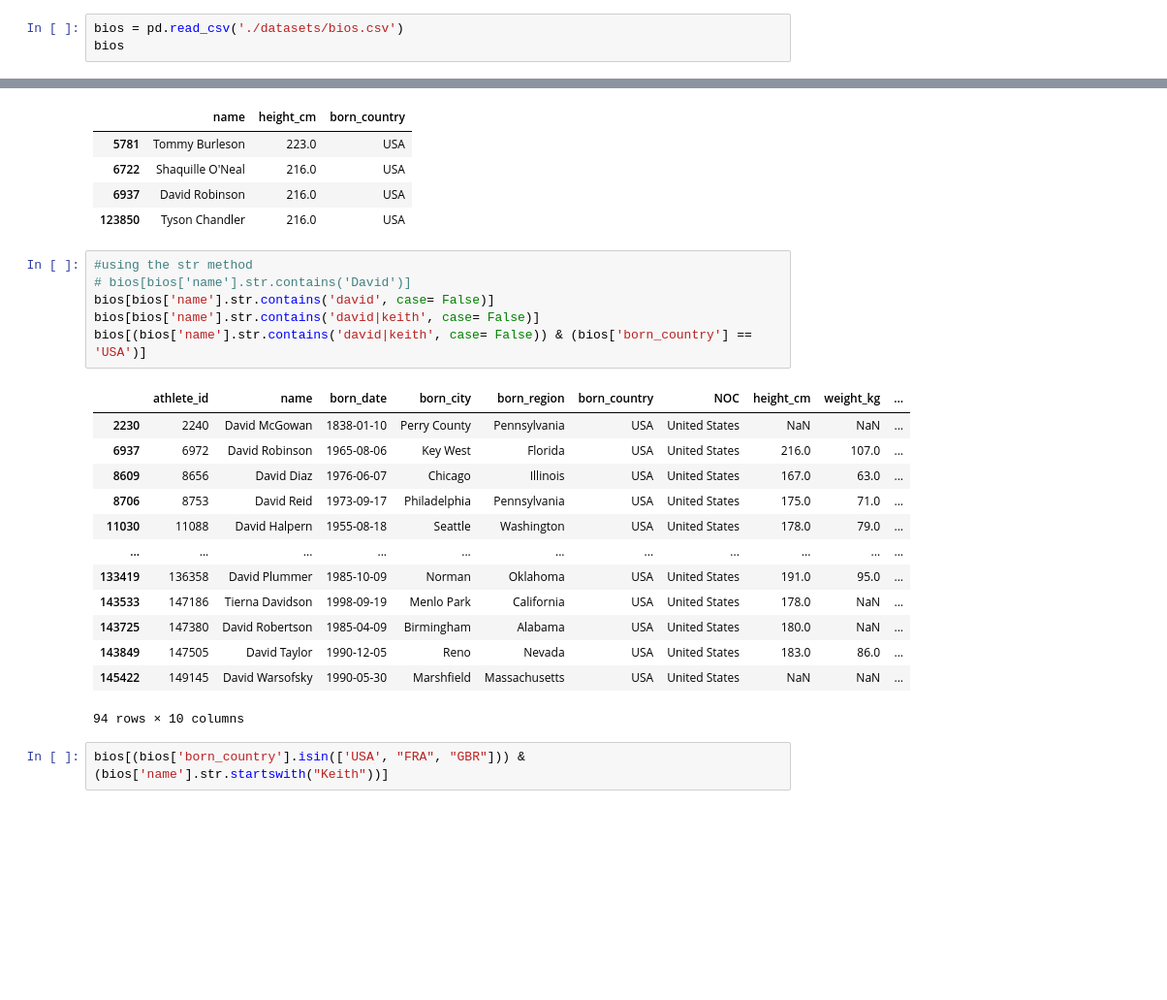
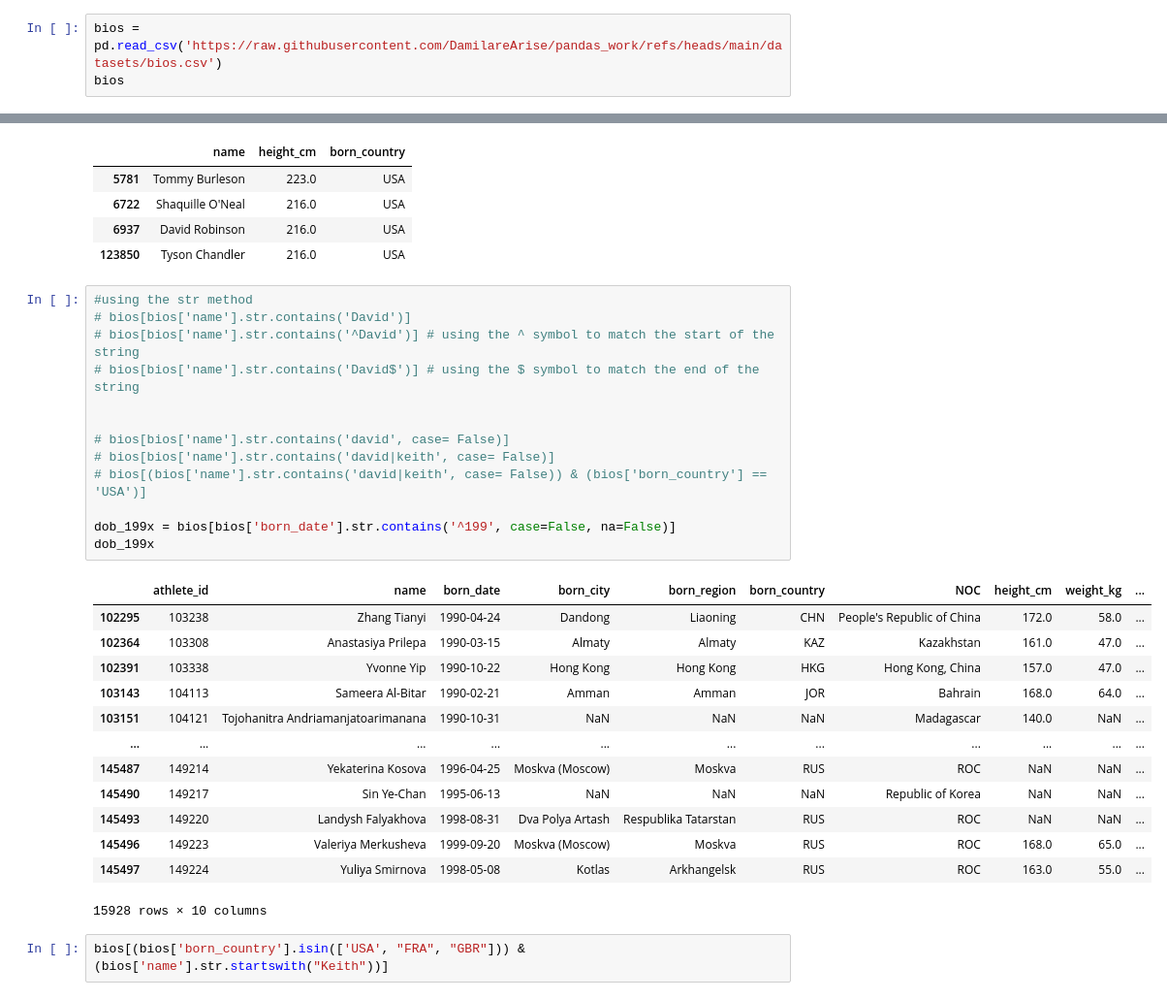
Before and after one commit to DamilareArise/pandas_work, a Jupyter notebook: index.ipynb, the cells around one changed output, grey strips where cells are left out. Shown at 97% size. Cells and saved outputs as stored; diff of their text form; blank space fills up the shorter version.

```diff
--- a/index.ipynb
+++ b/index.ipynb
@@ -594,7 +590,7 @@ states[states['density'] > 100][['area','pop']]
 | New York | 141297 | 19651127 |
 | Florida | 170312 | 19552860 |
 # %%
-bios = pd.read_csv('./datasets/bios.csv')
+bios = pd.read_csv('https://raw.githubusercontent.com/DamilareArise/pandas_work/refs/heads/main/datasets/bios.csv')
 bios
 # %% [output]
 |  | athlete_id | name | born_date | born_city | born_region | born_country | NOC | height_cm | weight_kg | ... |
@@ -642,23 +641,30 @@ bios[(bios['height_cm'] > 215) & (bios['born_country'] == 'USA') ][['name', 'hei
 # %%
 #using the str method
 # bios[bios['name'].str.contains('David')]
-bios[bios['name'].str.contains('david', case= False)]
-bios[bios['name'].str.contains('david|keith', case= False)]
-bios[(bios['name'].str.contains('david|keith', case= False)) & (bios['born_country'] == 'USA')]
+# bios[bios['name'].str.contains('^David')] # using the ^ symbol to match the start of the string
+# bios[bios['name'].str.contains('David$')] # using the $ symbol to match the end of the string
+
+
+# bios[bios['name'].str.contains('david', case= False)]
+# bios[bios['name'].str.contains('david|keith', case= False)]
+# bios[(bios['name'].str.contains('david|keith', case= False)) & (bios['born_country'] == 'USA')]
+
+dob_199x = bios[bios['born_date'].str.contains('^199', case=False, na=False)]
+dob_199x
 # %% [output]
 |  | athlete_id | name | born_date | born_city | born_region | born_country | NOC | height_cm | weight_kg | ... |
-| 2230 | 2240 | David McGowan | 1838-01-10 | Perry County | Pennsylvania | USA | United States | NaN | NaN | ... |
-| 6937 | 6972 | David Robinson | 1965-08-06 | Key West | Florida | USA | United States | 216.0 | 107.0 | ... |
-| 8609 | 8656 | David Diaz | 1976-06-07 | Chicago | Illinois | USA | United States | 167.0 | 63.0 | ... |
-| 8706 | 8753 | David Reid | 1973-09-17 | Philadelphia | Pennsylvania | USA | United States | 175.0 | 71.0 | ... |
-| 11030 | 11088 | David Halpern | 1955-08-18 | Seattle | Washington | USA | United States | 178.0 | 79.0 | ... |
+| 102295 | 103238 | Zhang Tianyi | 1990-04-24 | Dandong | Liaoning | CHN | People's Republic of China | 172.0 | 58.0 | ... |
+| 102364 | 103308 | Anastasiya Prilepa | 1990-03-15 | Almaty | Almaty | KAZ | Kazakhstan | 161.0 | 47.0 | ... |
+| 102391 | 103338 | Yvonne Yip | 1990-10-22 | Hong Kong | Hong Kong | HKG | Hong Kong, China | 157.0 | 47.0 | ... |
+| 103143 | 104113 | Sameera Al-Bitar | 1990-02-21 | Amman | Amman | JOR | Bahrain | 168.0 | 64.0 | ... |
+| 103151 | 104121 | Tojohanitra Andriamanjatoarimanana | 1990-10-31 | NaN | NaN | NaN | Madagascar | 140.0 | NaN | ... |
 | ... | ... | ... | ... | ... | ... | ... | ... | ... | ... | ... |
-| 133419 | 136358 | David Plummer | 1985-10-09 | Norman | Oklahoma | USA | United States | 191.0 | 95.0 | ... |
-| 143533 | 147186 | Tierna Davidson | 1998-09-19 | Menlo Park | California | USA | United States | 178.0 | NaN | ... |
-| 143725 | 147380 | David Robertson | 1985-04-09 | Birmingham | Alabama | USA | United States | 180.0 | NaN | ... |
-| 143849 | 147505 | David Taylor | 1990-12-05 | Reno | Nevada | USA | United States | 183.0 | 86.0 | ... |
-| 145422 | 149145 | David Warsofsky | 1990-05-30 | Marshfield | Massachusetts | USA | United States | NaN | NaN | ... |
+| 145487 | 149214 | Yekaterina Kosova | 1996-04-25 | Moskva (Moscow) | Moskva | RUS | ROC | NaN | NaN | ... |
+| 145490 | 149217 | Sin Ye-Chan | 1995-06-13 | NaN | NaN | NaN | Republic of Korea | NaN | NaN | ... |
+| 145493 | 149220 | Landysh Falyakhova | 1998-08-31 | Dva Polya Artash | Respublika Tatarstan | RUS | ROC | NaN | NaN | ... |
+| 145496 | 149223 | Valeriya Merkusheva | 1999-09-20 | Moskva (Moscow) | Moskva | RUS | ROC | 168.0 | 65.0 | ... |
+| 145497 | 149224 | Yuliya Smirnova | 1998-05-08 | Kotlas | Arkhangelsk | RUS | ROC | 163.0 | 55.0 | ... |
-94 rows × 10 columns
+15928 rows × 10 columns
 # %%
 bios[(bios['born_country'].isin(['USA', "FRA", "GBR"])) & (bios['name'].str.startswith("Keith"))]
 # %% [output]
```
Also changed, not shown: parts of 10 cells of this notebook, 1 other file.
